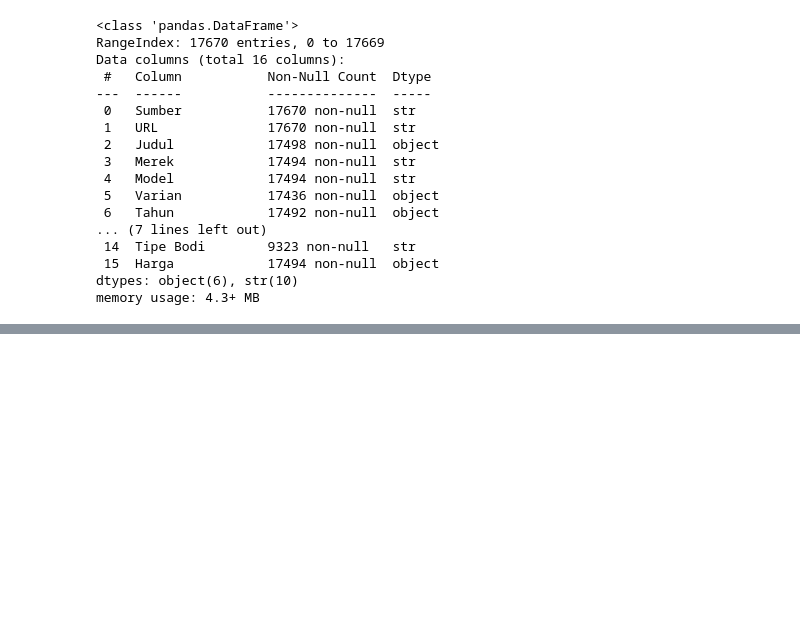
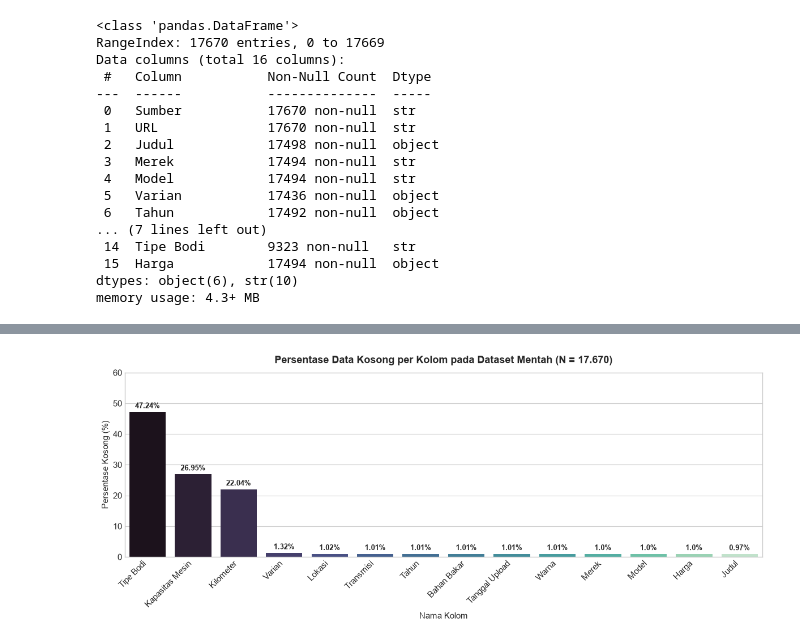
Before and after one commit to ganadzikri24/ML2026_B2_Kelompok-15_TakarMobil_PrediksiHargaMobilBekas, a Jupyter notebook: notebooks/01_EDA.ipynb, the cells around one changed output, grey strips where cells are left out. Cells and saved outputs as stored; diff of their text form; code cells hidden in the pictures; blank space fills up the shorter version.

```diff
--- a/notebooks/01_EDA.ipynb
+++ b/notebooks/01_EDA.ipynb
@@ -130,16 +88,0 @@ Jumlah duplikat URL iklan  : 2089 baris (11.82%)
-# %%
-# Visualisasi Persentase Missing Values
-plt.figure(figsize=(12, 5))
-missing_plot = missing_summary[missing_summary['Jumlah Kosong'] > 0]
-sns.barplot(x=missing_plot.index, y=missing_plot['Persentase (%)'], palette='mako')
-plt.title('Persentase Data Kosong per Kolom (Missing Values)', fontsize=14, fontweight='bold', pad=15)
-plt.xlabel('Nama Kolom / Fitur', labelpad=10)
-plt.ylabel('Persentase Kosong (%)', labelpad=10)
-plt.xticks(rotation=45, ha='right')
-plt.ylim(0, 100)
-
-for idx, val in enumerate(missing_plot['Persentase (%)']):
-    plt.text(idx, val + 1.5, f"{val}%", ha='center', fontsize=9, fontweight='bold')
-
-plt.tight_layout()
-plt.show()
@@ -400,0 +148,15 @@ Berdasarkan seluruh eksplorasi data di atas, berikut adalah kesimpulan komprehen
+# %%
+plt.figure(figsize=(12, 5))
+missing_plot = missing_summary[missing_summary['Jumlah Kosong'] > 0]
+sns.barplot(x=missing_plot.index, y=missing_plot['Persentase (%)'], palette='mako')
+plt.title('Persentase Data Kosong per Kolom pada Dataset Mentah (N = 17.670)', fontsize=13, fontweight='bold', pad=12)
+plt.xlabel('Nama Kolom')
+plt.ylabel('Persentase Kosong (%)')
+plt.xticks(rotation=45, ha='right')
+plt.ylim(0, 60)
+for idx, val in enumerate(missing_plot['Persentase (%)']):
+    plt.text(idx, val + 1.2, f"{val}%", ha='center', fontsize=9, fontweight='bold')
+plt.tight_layout()
+plt.show()
+# %% [output]
+[figure, added]
```
Also changed, not shown: parts of 59 cells of this notebook, 26 other files.
